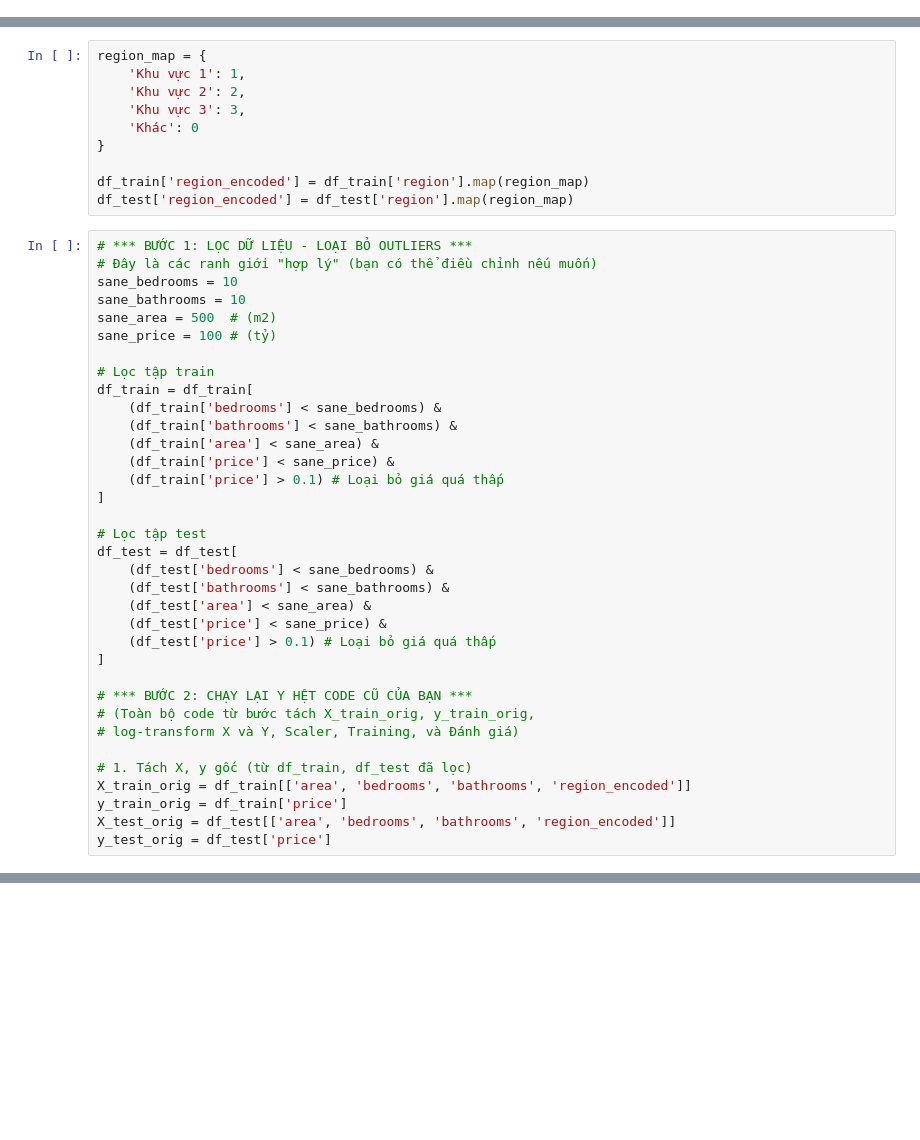
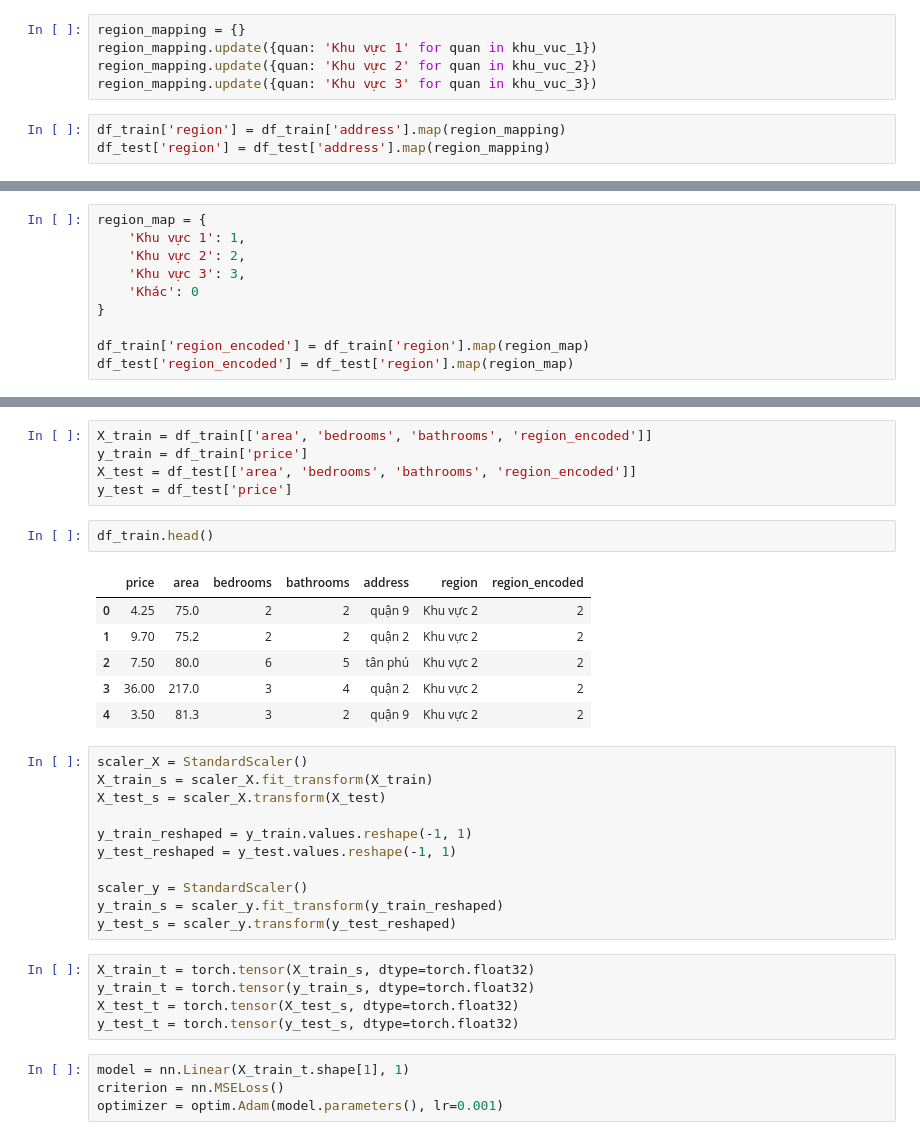
Before and after one commit to thloc1212/INTROML, a Jupyter notebook: notebook/model5.ipynb, the cells around one changed output, grey strips where cells are left out. Drawn from its saved outputs; the diff is of its cells as text; blank space fills up the shorter version.

Commit message:
Da xong eda - chua viet insights, fix xong full model, dep outliers

```diff
--- a/notebook/model5.ipynb
+++ b/notebook/model5.ipynb
@@ -15,0 +35,8 @@ df_test = pd.read_csv(FILE_PATH_TEST)
+# %%
+region_mapping = {}
+region_mapping.update({quan: 'Khu vực 1' for quan in khu_vuc_1})
+region_mapping.update({quan: 'Khu vực 2' for quan in khu_vuc_2})
+region_mapping.update({quan: 'Khu vực 3' for quan in khu_vuc_3})
+# %%
+df_train['region'] = df_train['address'].map(region_mapping)
+df_test['region'] = df_test['address'].map(region_mapping)
@@ -23,38 +62,3 @@ region_map = {
 
 df_train['region_encoded'] = df_train['region'].map(region_map)
 df_test['region_encoded'] = df_test['region'].map(region_map)
-# %%
-# *** BƯỚC 1: LỌC DỮ LIỆU - LOẠI BỎ OUTLIERS ***
-# Đây là các ranh giới "hợp lý" (bạn có thể điều chỉnh nếu muốn)
-sane_bedrooms = 10
-sane_bathrooms = 10
-sane_area = 500  # (m2)
-sane_price = 100 # (tỷ)
-
-# Lọc tập train
-df_train = df_train[
-    (df_train['bedrooms'] < sane_bedrooms) &
-    (df_train['bathrooms'] < sane_bathrooms) &
-    (df_train['area'] < sane_area) &
-    (df_train['price'] < sane_price) &
-    (df_train['price'] > 0.1) # Loại bỏ giá quá thấp
-]
-
-# Lọc tập test
-df_test = df_test[
-    (df_test['bedrooms'] < sane_bedrooms) &
-    (df_test['bathrooms'] < sane_bathrooms) &
-    (df_test['area'] < sane_area) &
-    (df_test['price'] < sane_price) &
-    (df_test['price'] > 0.1) # Loại bỏ giá quá thấp
-]
-
-# *** BƯỚC 2: CHẠY LẠI Y HỆT CODE CŨ CỦA BẠN ***
-# (Toàn bộ code từ bước tách X_train_orig, y_train_orig,
-# log-transform X và Y, Scaler, Training, và Đánh giá)
-
-# 1. Tách X, y gốc (từ df_train, df_test đã lọc)
-X_train_orig = df_train[['area', 'bedrooms', 'bathrooms', 'region_encoded']]
-y_train_orig = df_train['price']
-X_test_orig = df_test[['area', 'bedrooms', 'bathrooms', 'region_encoded']]
-y_test_orig = df_test['price']
@@ -194,0 +65,34 @@ R2 (đã sửa log-transform X và Y): 0.3574, RMSE (đã sửa log-transform X
+# %%
+X_train = df_train[['area', 'bedrooms', 'bathrooms', 'region_encoded']]
+y_train = df_train['price']
+X_test = df_test[['area', 'bedrooms', 'bathrooms', 'region_encoded']]
+y_test = df_test['price']
+# %%
+df_train.head()
+# %% [output]
+|  | price | area | bedrooms | bathrooms | address | region | region_encoded |
+| 0 | 4.25 | 75.0 | 2 | 2 | quận 9 | Khu vực 2 | 2 |
+| 1 | 9.70 | 75.2 | 2 | 2 | quận 2 | Khu vực 2 | 2 |
+| 2 | 7.50 | 80.0 | 6 | 5 | tân phú | Khu vực 2 | 2 |
+| 3 | 36.00 | 217.0 | 3 | 4 | quận 2 | Khu vực 2 | 2 |
+| 4 | 3.50 | 81.3 | 3 | 2 | quận 9 | Khu vực 2 | 2 |
+# %%
+scaler_X = StandardScaler()
+X_train_s = scaler_X.fit_transform(X_train)
+X_test_s = scaler_X.transform(X_test)
+
+y_train_reshaped = y_train.values.reshape(-1, 1)
+y_test_reshaped = y_test.values.reshape(-1, 1)
+
+scaler_y = StandardScaler()
+y_train_s = scaler_y.fit_transform(y_train_reshaped)
+y_test_s = scaler_y.transform(y_test_reshaped)
+# %%
+X_train_t = torch.tensor(X_train_s, dtype=torch.float32)
+y_train_t = torch.tensor(y_train_s, dtype=torch.float32)
+X_test_t = torch.tensor(X_test_s, dtype=torch.float32)
+y_test_t = torch.tensor(y_test_s, dtype=torch.float32)
+# %%
+model = nn.Linear(X_train_t.shape[1], 1)
+criterion = nn.MSELoss()
+optimizer = optim.Adam(model.parameters(), lr=0.001)
```
Also changed, not shown: parts of 9 cells of this notebook, 8 other files.
